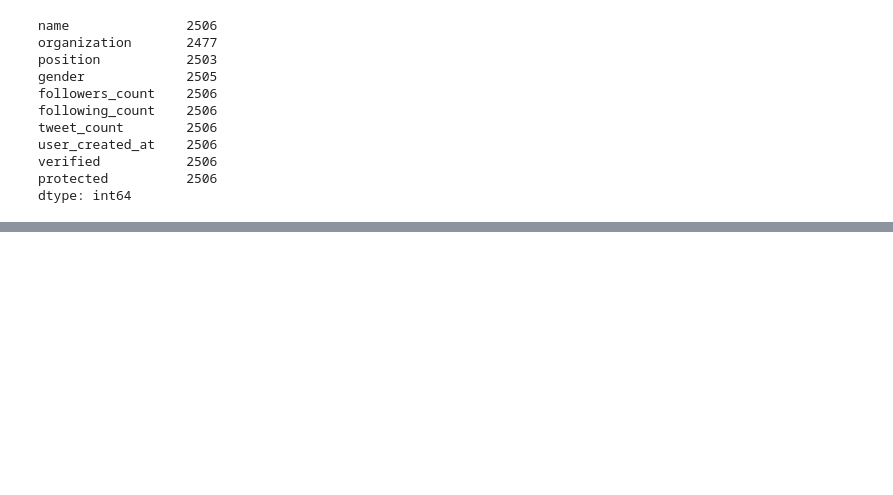
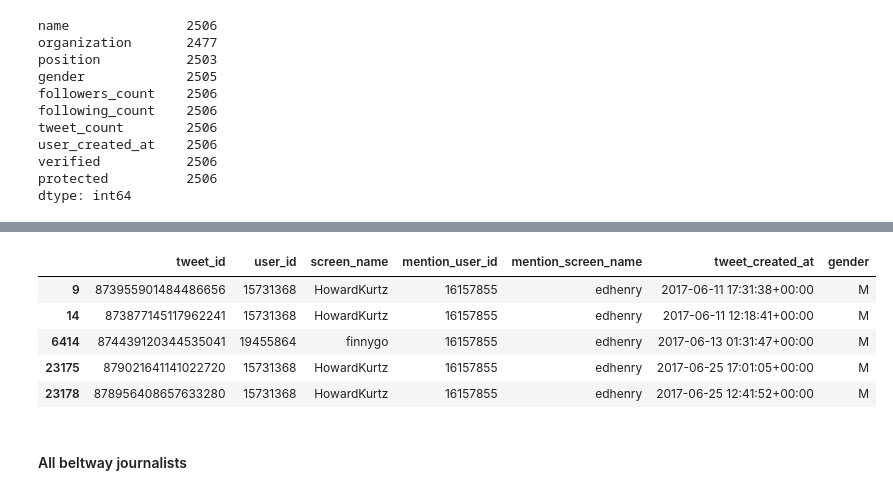
Before and after one commit to justinlittman/beltway_reporters, a Jupyter notebook: jupyter/Gender dynamics.ipynb, the cells around one changed output, grey strips where cells are left out. Saved outputs shown, nothing was run; the diff lists cells and outputs as text; code cells hidden in the pictures; blank space fills up the shorter version.

```diff
--- a/jupyter/Gender dynamics.ipynb
+++ b/jupyter/Gender dynamics.ipynb
@@ -296,0 +325,35 @@ user_summary_df[['screen_name', 'followers_count', 'tweets_in_dataset', 'reach',
+# %%
+%matplotlib inline
+import pandas as pd
+import numpy as np
+import logging
+from dateutil.parser import parse as date_parse
+from utils import load_tweet_df, tweet_type
+import matplotlib.pyplot as plt
+
+
+logger = logging.getLogger()
+logger.setLevel(logging.DEBUG)
+
+# Set float format so doesn't display scientific notation
+pd.options.display.float_format = '{:20,.2f}'.format
+
+# Simply the tweet on load
+def mention_transform(tweet):
+    mentions = []
+    if tweet_type(tweet) == 'original':
+        for mention in tweet.get('entities', {}).get('user_mentions', []):
+            mentions.append({
+                'tweet_id': tweet['id_str'],
+                'user_id': tweet['user']['id_str'],
+                'screen_name': tweet['user']['screen_name'],
+                'mention_user_id': mention['id_str'],
+                'mention_screen_name': mention['screen_name'],
+                'tweet_created_at': date_parse(tweet['created_at'])
+            })
+    return mentions
+
+mention_df = load_tweet_df(mention_transform, ['tweet_id', 'user_id', 'screen_name', 'mention_user_id',
+                                           'mention_screen_name', 'tweet_created_at'],
+                           dedupe_columns=['tweet_id', 'mention_user_id'])
+mention_df.count()
@@ -296,0 +434,3 @@ user_summary_df[['screen_name', 'followers_count', 'tweets_in_dataset', 'reach',
+# %%
+journalists_mention_df = mention_df.join(user_summary_df['gender'], how='inner', on='mention_user_id')
+journalists_mention_df.count()
@@ -296,0 +446,11 @@ user_summary_df[['screen_name', 'followers_count', 'tweets_in_dataset', 'reach',
+# %%
+journalists_mention_df.head()
+# %% [output]
+|  | tweet_id | user_id | screen_name | mention_user_id | mention_screen_name | tweet_created_at | gender |
+| 9 | 873955901484486656 | 15731368 | HowardKurtz | 16157855 | edhenry | 2017-06-11 17:31:38+00:00 | M |
+| 14 | 873877145117962241 | 15731368 | HowardKurtz | 16157855 | edhenry | 2017-06-11 12:18:41+00:00 | M |
+| 6414 | 874439120344535041 | 19455864 | finnygo | 16157855 | edhenry | 2017-06-13 01:31:47+00:00 | M |
+| 23175 | 879021641141022720 | 15731368 | HowardKurtz | 16157855 | edhenry | 2017-06-25 17:01:05+00:00 | M |
+| 23178 | 878956408657633280 | 15731368 | HowardKurtz | 16157855 | edhenry | 2017-06-25 12:41:52+00:00 | M |
+# %% [markdown]
+#### All beltway journalists
```
Also changed, not shown: parts of 48 cells of this notebook, 5 other files.
